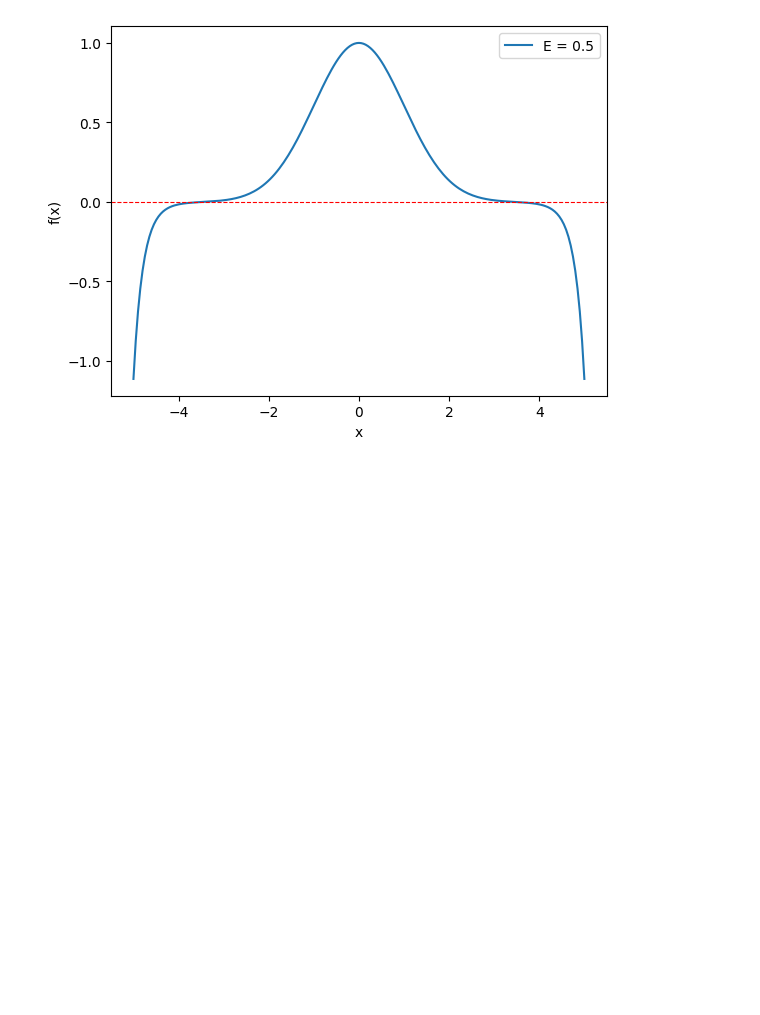
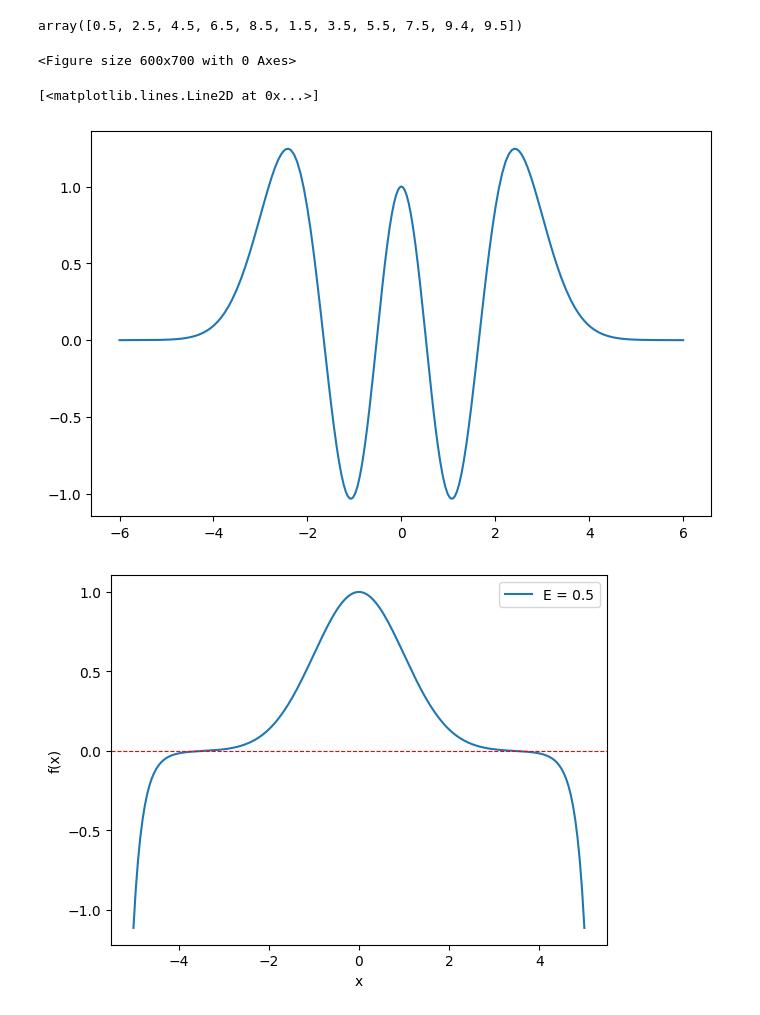
Before and after one commit to JessiDaniL/metodos2_grupo1, a Jupyter notebook: Talleres/Taller_3/Punto4.ipynb, the cells around one changed output. Saved outputs shown, nothing was run; the diff lists cells and outputs as text; code cells hidden in the pictures; blank space fills up the shorter version.

```diff
--- a/Talleres/Taller_3/Punto4.ipynb
+++ b/Talleres/Taller_3/Punto4.ipynb
@@ -9,12 +9,13 @@ def ec_schordinger (x,y,E):
     ddf = (x**2-2*E)*f
     return [df,ddf]
 # %%
-def evento_convergencia(x, y, E, threshold=10):
+def evento_convergencia(x, y, E, threshold=12):
     # y[0] es f(x)
-    return threshold - abs(y[0])
+    hipotenusa = np.sqrt(y[0]**2 + y[1]**2)
+    return threshold - hipotenusa
 # %%
-def solve_for_energy(E, x_max=6.0, n_points=200):
-    y0 = [1.0, 0.0]  # f(0)=1, f'(0)=0 (pares)
+def solve_for_energy(E, x_max=6.0):
+    y0 = [0.3, 0.0]  # f(0)=1, f'(0)=0 (pares)
     x_span = (0, x_max)
 
     ev_func = lambda x, y: evento_convergencia(x, y, E)
@@ -35,0 +58,11 @@ def solve_for_energy(E, x_max=6.0, n_points=200):
+# %%
+energies_A = np.arange(0.0, 9.52, 0.1)
+candidates_A = []  # Aquí se guardarán las energías donde la solución converge
+
+for E in energies_A:
+    sol, event_triggered = solve_for_energy_anti(E)
+    if not event_triggered:
+        candidates_A.append(E)
+
+candidates_A = np.array(candidates_A)
+print(candidates_A)
@@ -39,11 +74,9 @@ candidates = []  # Aquí se guardarán las energías donde la solución converge
 
 for E in energies:
     sol, event_triggered = solve_for_energy(E)
-    print("E = {:.2f}, evento disparado: {}".format(E, event_triggered))
-    # Si el evento NO se dispara, la solución llegó a x_max sin divergencia
     if not event_triggered:
         candidates.append(E)
 
-print("\nEnergías candidatas (donde la solución no diverge):")
+candidates = np.array(candidates)
 print(candidates)
 # %% [output]
@@ -67,3 +84,55 @@ Energías candidatas (donde la solución no diverge):
+# %%
+candidatos= np.concatenate((candidates,candidates_A))
+# %% [output]
+array([0.5, 2.5, 4.5, 6.5, 8.5, 1.5, 3.5, 5.5, 7.5, 9.4, 9.5])
+# %%
+plt.figure(figsize=(6,7))
+x=np.linspace(-6,6,200)
+plt.plot(x,1/2*x**2,linestyle="--",color="lightgray")
+
+for e in candidates:
+    sol, _ = solve_for_energy(e)
+    t_negativo = -sol.t[::-1]
+    y_negativo= sol.y[0][::-1]
+    t=np.concatenate((t_negativo, sol.t))
+    E= np.concatenate((y_negativo, sol.y[0]))
+    E= E+e
+    plt.axhline(y=e, color='lightgray')
+    plt.plot(t, E)
+
+for r in candidates_A:
+    sol_a,_= solve_for_energy_anti(r)
+    t_n = -sol_a.t[::-1]
+    y_n= -sol_a.y[0][::-1]
+    t_A= np.concatenate((t_n, sol_a.t))
+    E_An= np.concatenate((y_n,sol_a.y[0]))
+    E_An= E_An+r
+    plt.axhline(y=r, color='lightgray')
+    plt.plot(t_A,E_An)
+
+
+plt.ylim(0,10)
+plt.xlim(-6,6)
+plt.ylabel("Energía")
+plt.savefig("4.pdf", format="pdf", dpi=300, bbox_inches="tight")
+plt.clf()
+# %% [output]
+<Figure size 600x700 with 0 Axes>
+# %%
+E_candidate=candidates[2]
+sol, _ = solve_for_energy(E_candidate)
+ # f(x)
+x_negativo = -sol.t[::-1]  # Invertir el rango de 0 a 5 para obtener -5 a 0
+y_negativo = sol.y[0][::-1]
+
+x_completo = np.concatenate((x_negativo, sol.t))
+y_completo = np.concatenate((y_negativo, sol.y[0]))
+
+plt.figure(figsize=(8,5))
+plt.plot(x_completo, y_completo, label="f(x)")
+# %% [output]
+[<matplotlib.lines.Line2D at 0x...>]
+[figure, added]
 # %%
 
 # Suponiendo que ya encontraste E0 con find_energy_bisection
```
Also changed, not shown: parts of 5 cells of this notebook, 1 other file.
